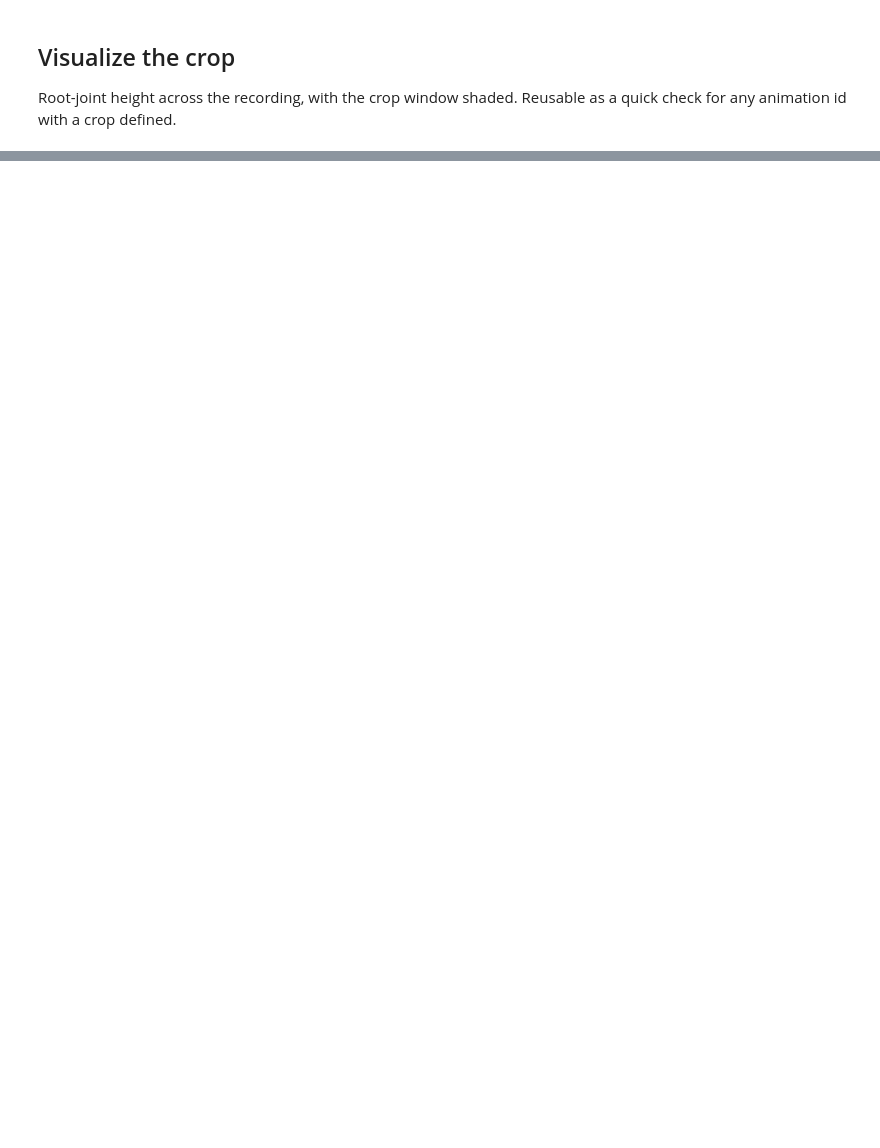
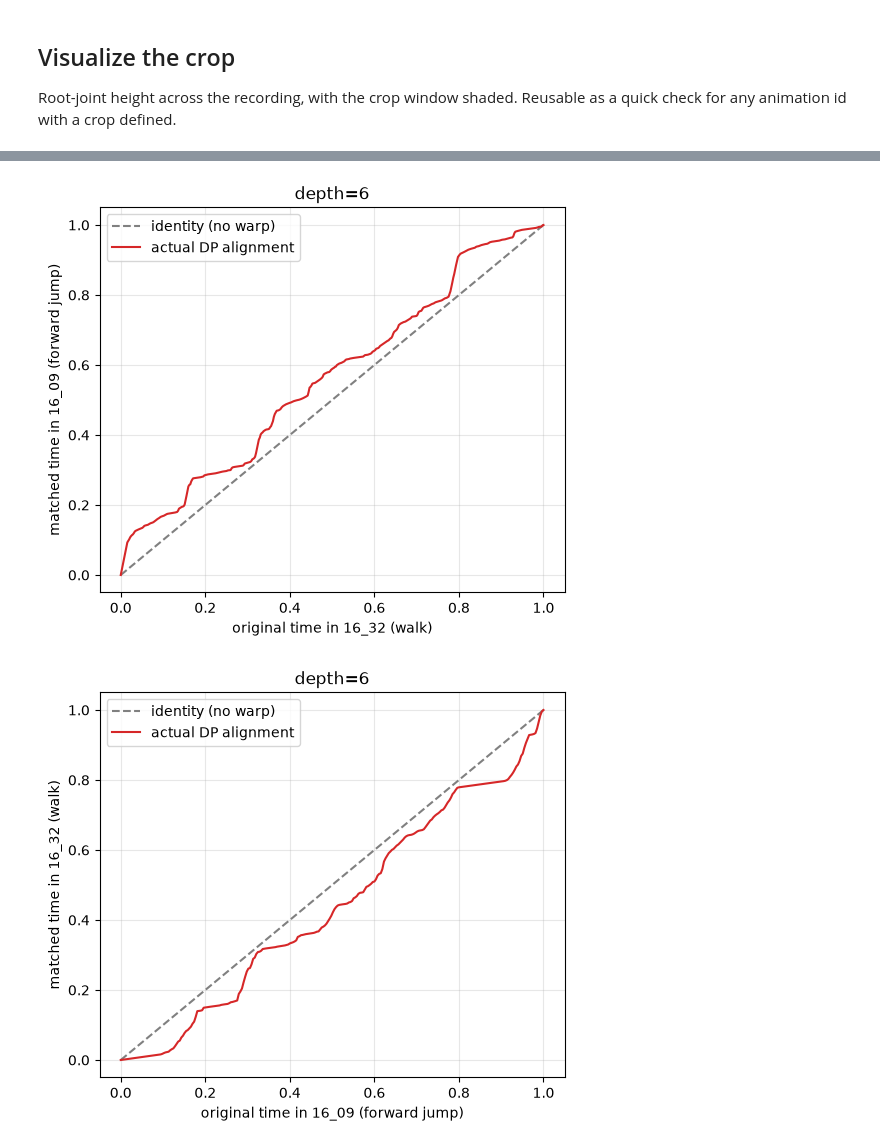
Before and after one commit to theaboge/Project, a Jupyter notebook: notebooks/explore.ipynb, the cells around one changed output, grey strips where cells are left out. Cells and saved outputs as stored; diff of their text form; code cells hidden in the pictures; blank space fills up the shorter version.

```diff
--- a/notebooks/explore.ipynb
+++ b/notebooks/explore.ipynb
@@ -87,0 +108,7 @@ plt.show()
+# %%
+# 16_09 forward_jump vs 16_32 walk
+plot_dp_alignment(18, 13, depth=6)
+plot_dp_alignment(13, 18, depth=6)
+# %% [output]
+[figure, added]
+[figure, added]
```
Also changed, not shown: parts of 17 cells of this notebook, 49 other files.
